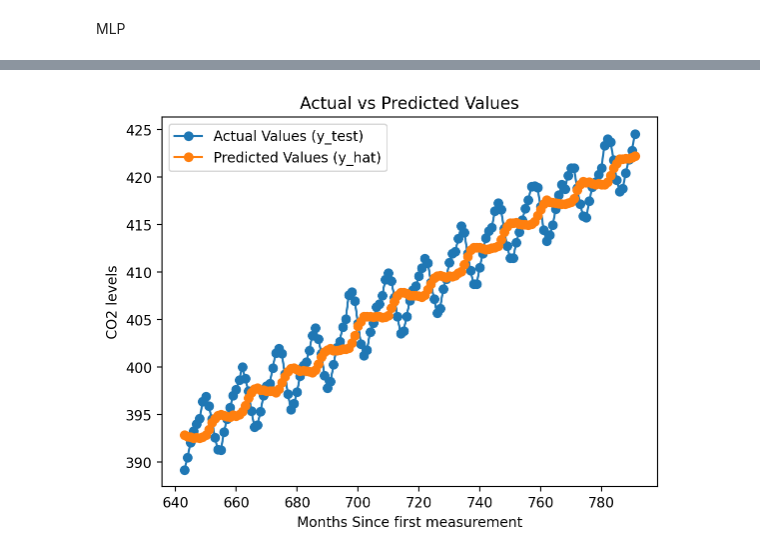
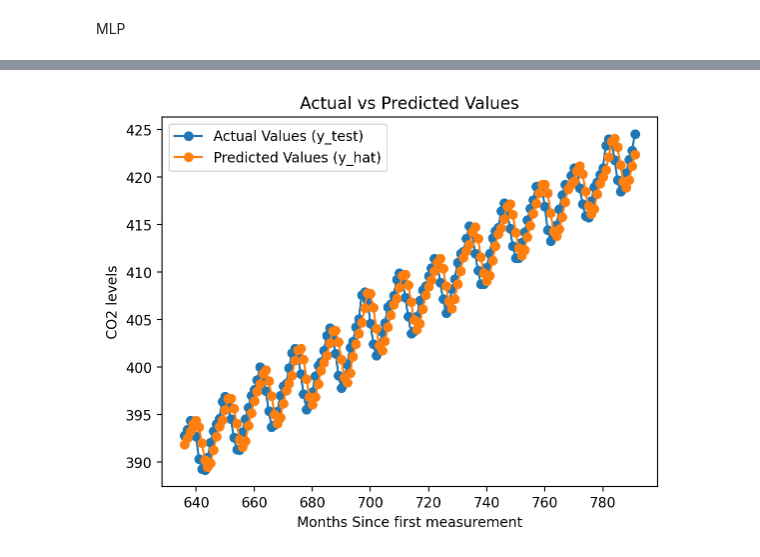
Before and after one commit to HrishikeshCP/assignment-3-es-335-2024-optimizers, a Jupyter notebook: qn3/qn3.ipynb, the cells around one changed output, grey strips where cells are left out. Saved outputs shown, nothing was run; the diff lists cells and outputs as text; code cells hidden in the pictures.

```diff
--- a/qn3/qn3.ipynb
+++ b/qn3/qn3.ipynb
@@ -238,9 +236,12 @@ import torch
 import torch.nn as nn
 import torch.optim as optim
 import numpy as np
-import pandas as pd
 import matplotlib.pyplot as plt
 from sklearn.metrics import mean_squared_error
+
+# Set random seed for reproducibility
+torch.manual_seed(42)
+np.random.seed(42)
 
 # Define the MLP model
 class MLP(nn.Module):
@@ -283,7 +284,7 @@ def predict(model, X_test):
         return model(X_test).numpy()
 
 # Example run of the MLP model
-lag = 10
+lag = 3
 input_size = lag
 hidden_size = 16  # You can adjust this according to your problem
 output_size = 1
@@ -305,7 +306,6 @@ y_hat = predict(model, X_test_tensor)
 mse = mean_squared_error(y_test, y_hat)
 print(f"Mean Squared Error (MSE): {mse}")
 
-
 # Plotting the predicted output for the test sequence
 plt.plot(months_test, y_test, label='Actual Values (y_test)', marker='o')
 plt.plot(months_test, y_hat, label='Predicted Values (y_hat)', marker='o')
@@ -335 +335 @@ Mean Squared Error (MSE): 7.512960949961393
-[figure, old version]
+[figure, new version]
```
Also changed, not shown: parts of 2 cells of this notebook.
